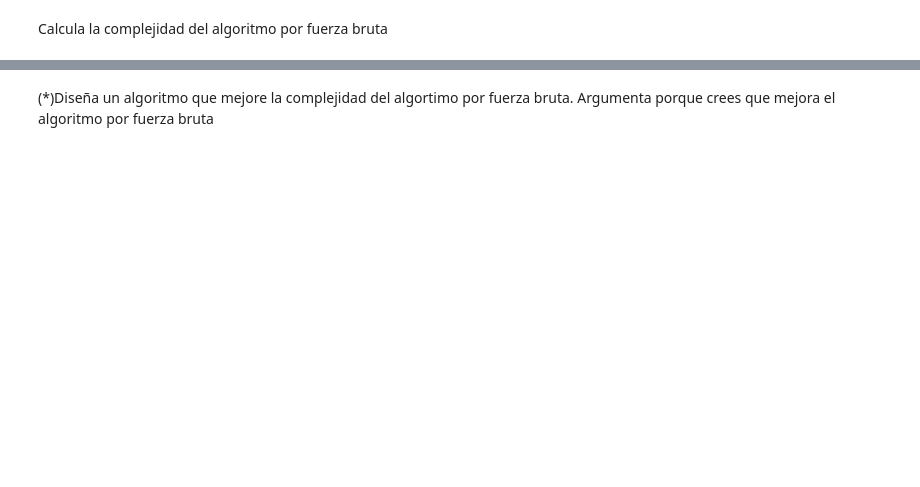
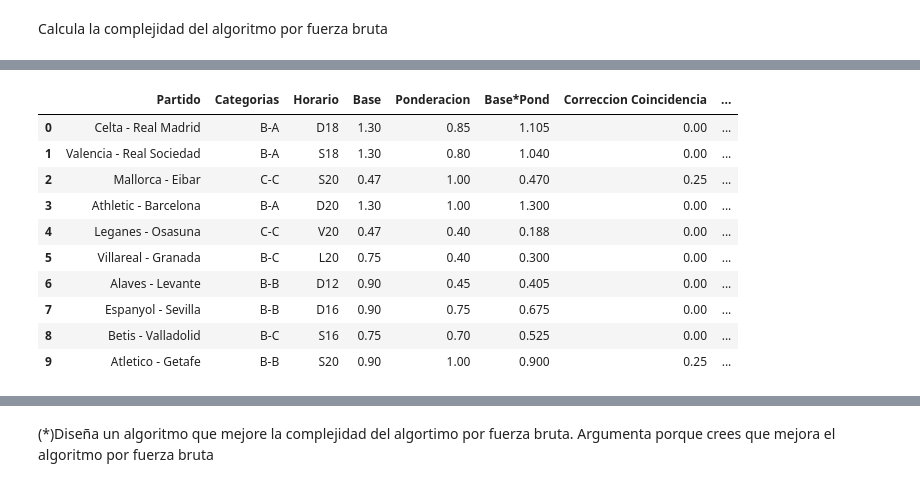
Before and after one commit to dmiglino/OptimizationAlgorithms, a Jupyter notebook: Algoritmos_Partidos_De_Liga.ipynb, the cells around one changed output, grey strips where cells are left out. Cells and saved outputs as stored; diff of their text form; code cells hidden in the pictures; blank space fills up the shorter version.

```diff
--- a/Algoritmos_Partidos_De_Liga.ipynb
+++ b/Algoritmos_Partidos_De_Liga.ipynb
@@ -92,0 +667,48 @@ Respuesta
+# %%
+%%time
+
+# Voy a probar todo lo creado arriba con una simple busqueda aleatoria, generando organizaciones random y viendo cual es la mejor.
+def busqueda_aleatoria(partidos, n_vueltas):
+    mejor_jornada = organizar_jornada(partidos)
+    df_mejor_jornada, mayor_audiencia = analizar_jornada(jornada_horarios, partidos)
+    # print(f'x - Inicio con: {mayor_audiencia}')
+
+    for i in range(n_vueltas-1):
+        # se organiza una nueva jornada con asignacion de horarios aleatoria
+        nueva_jornada = organizar_jornada(partidos)
+
+        # se valida si la jornada es correcta, caso contrario se la corrige
+        if not validar_horarios_jornada(nueva_jornada):
+            corregir_horarios_jornada(nueva_jornada)
+
+        # se analiza la jornada, calculando la audiencia estimada de la misma
+        df_jornada, audiencia_estimada = analizar_jornada(nueva_jornada, partidos)
+
+        # si la audiencia estimada es mayor que la actual, es la nueva mejor
+        if audiencia_estimada > mayor_audiencia:
+            #print(f'{i} - Mejora con: {audiencia_estimada}')
+            mayor_audiencia = audiencia_estimada
+            mejor_jornada = nueva_jornada
+            df_mejor_jornada = df_jornada
+
+    # se devuelve tanto la jornada como su audiencia estimada
+    return df_mejor_jornada, mejor_jornada, mayor_audiencia
+
+
+# prueba con busqueda aleatoria con 100.000 iteraciones
+df_mejor_jornada_aleatoria, mejor_jornada_aleatoria, mayor_audiencia_aleatoria = busqueda_aleatoria(partidos, 5000)
+# la mejor organizacion promedio con busqueda aleatoria parece estar entre 6.6 y 6.7 millones luego de varias pruebas..
+display(df_mejor_jornada_aleatoria)
+print(mejor_jornada_aleatoria, ' = ', mayor_audiencia_aleatoria)
+# %% [output]
+|  | Partido | Categorias | Horario | Base | Ponderacion | Base*Pond | Correccion Coincidencia | ... |
+| 0 | Celta - Real Madrid | B-A | D18 | 1.30 | 0.85 | 1.105 | 0.00 | ... |
+| 1 | Valencia - Real Sociedad | B-A | S18 | 1.30 | 0.80 | 1.040 | 0.00 | ... |
+| 2 | Mallorca - Eibar | C-C | S20 | 0.47 | 1.00 | 0.470 | 0.25 | ... |
+| 3 | Athletic - Barcelona | B-A | D20 | 1.30 | 1.00 | 1.300 | 0.00 | ... |
+| 4 | Leganes - Osasuna | C-C | V20 | 0.47 | 0.40 | 0.188 | 0.00 | ... |
+| 5 | Villareal - Granada | B-C | L20 | 0.75 | 0.40 | 0.300 | 0.00 | ... |
+| 6 | Alaves - Levante | B-B | D12 | 0.90 | 0.45 | 0.405 | 0.00 | ... |
+| 7 | Espanyol - Sevilla | B-B | D16 | 0.90 | 0.75 | 0.675 | 0.00 | ... |
+| 8 | Betis - Valladolid | B-C | S16 | 0.75 | 0.70 | 0.525 | 0.00 | ... |
+| 9 | Atletico - Getafe | B-B | S20 | 0.90 | 1.00 | 0.900 | 0.25 | ... |
```
Also changed, not shown: parts of 40 cells of this notebook.
